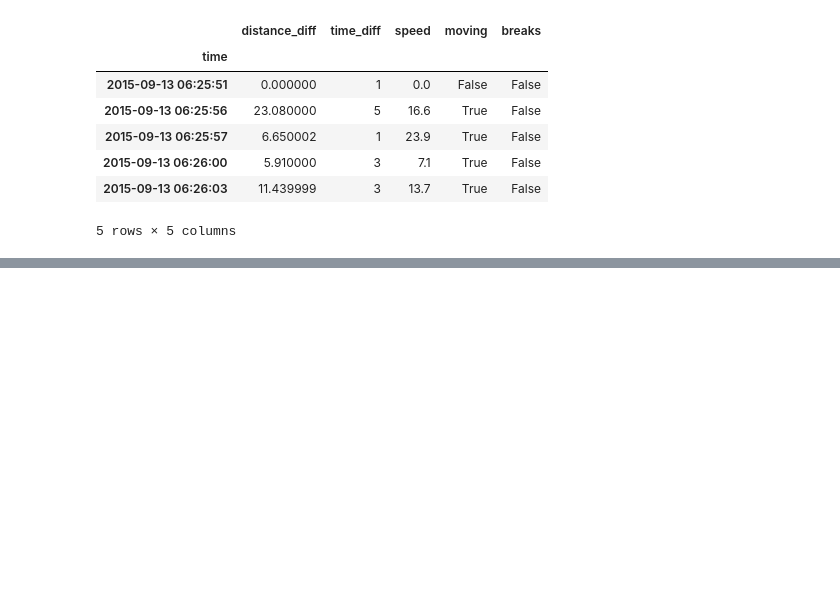
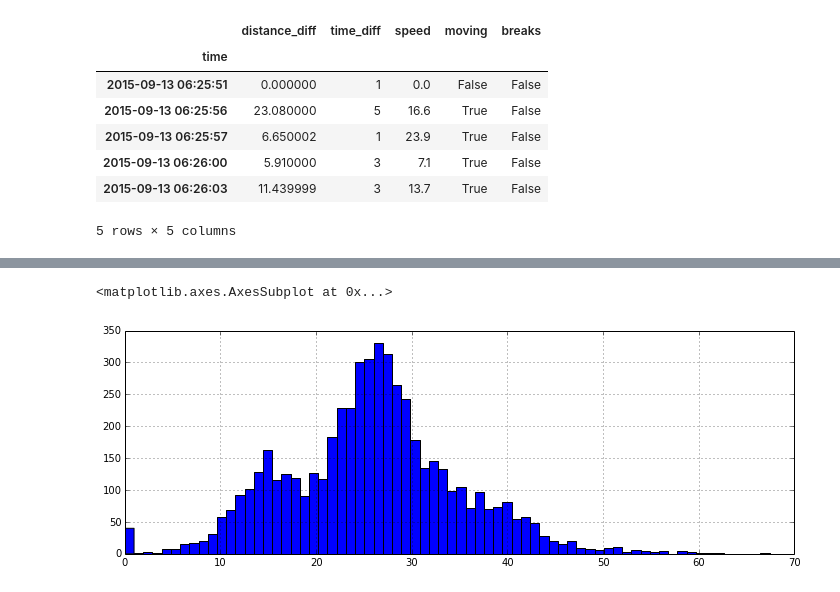
Before and after one commit to patclaffey/docker_jupyter, a Jupyter notebook: notebooks/activity speed analysis.ipynb, the cells around one changed output, grey strips where cells are left out. Cells and saved outputs as stored; diff of their text form; code cells hidden in the pictures; blank space fills up the shorter version.

```diff
--- a/notebooks/activity speed analysis.ipynb
+++ b/notebooks/activity speed analysis.ipynb
@@ -49,0 +59,6 @@ df.head()
+# %%
+df['speed'].hist(bins=70,
+                figsize=(12,4),)
+# %% [output]
+<matplotlib.axes.AxesSubplot at 0x...>
+[figure, added]
```
Also changed, not shown: parts of 8 cells of this notebook.
